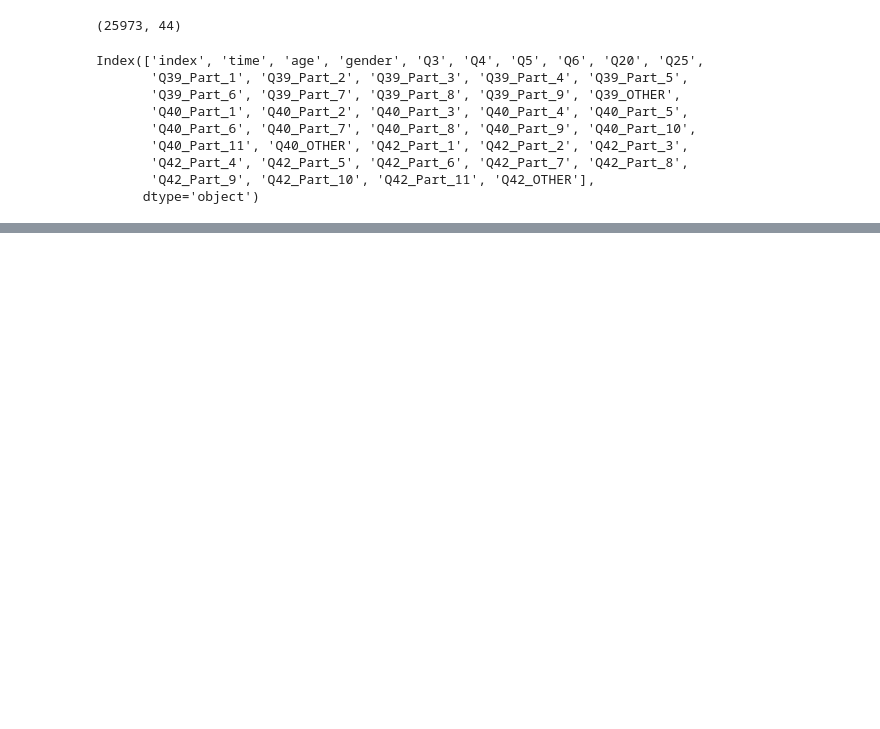
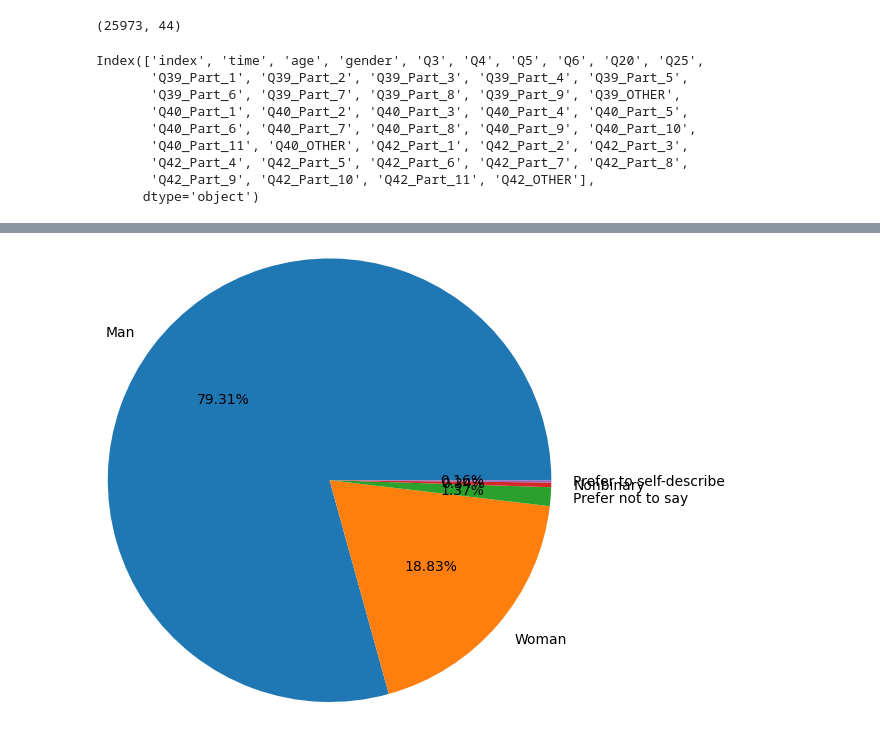
Before and after one commit to anane3373/promoE-modulo2-proyecto-equipo2-NataliaAnaIAnaGAnaS, a Jupyter notebook: filtrado_adalab.ipynb, the cells around one changed output, grey strips where cells are left out. Saved outputs shown, nothing was run; the diff lists cells and outputs as text; code cells hidden in the pictures; blank space fills up the shorter version.

```diff
--- a/filtrado_adalab.ipynb
+++ b/filtrado_adalab.ipynb
@@ -45,0 +29,9 @@ df_Marketing.rename(columns = nuevas_columnas, inplace = True)
+# %%
+nuevas_columnas = ['index', 'time', 'age', 'gender', 'country', 'education', 'role', 'coding_experience', 'field', 'salary', 'share_plotlydash', 'share_streamlit', 'share_NBViewer', 'share_GitHub', 'share_Personal blog', 'share_Kaggle', 'share_Colab', 'share_Shiny', 'share_None', 'share_OTHER', 'courses_Coursera', 'courses_edX', 'courses_Kaggle', 'courses_DataCamp', 'courses_Fastai', 'courses_Udacity', 'courses_Udemy', 'courses_LinkedIn', 'courses_Cloud-certification', 'courses_University', 'courses_None', 'courses_OTHER', 'media_Twitter', 'media_Email', 'media_Reddit', 'media_Kaggle', 'media_Forums', 'media_YouTube', 'media_Podcasts', 'media_Blogs', 'media_Journal', 'media_Slack', 'media_None', 'media_OTHER']
+# %%
+columnas_ok = dict(zip(columnas_antiguas, nuevas_columnas))
+# %%
+df_adalab.rename(columns = columnas_ok, inplace = True)
+# %%
+df_genero = pd.DataFrame(df_adalab['gender'].value_counts())
+df_genero.reset_index(inplace = True)
@@ -45,0 +47,4 @@ df_Marketing.rename(columns = nuevas_columnas, inplace = True)
+# %%
+plt.pie(df_genero["count"], labels=df_genero["gender"], radius = 1.5, autopct='%1.2f%%');
+# %% [output]
+[figure, added]
```
Also changed, not shown: parts of 18 cells of this notebook, 1 other file.
